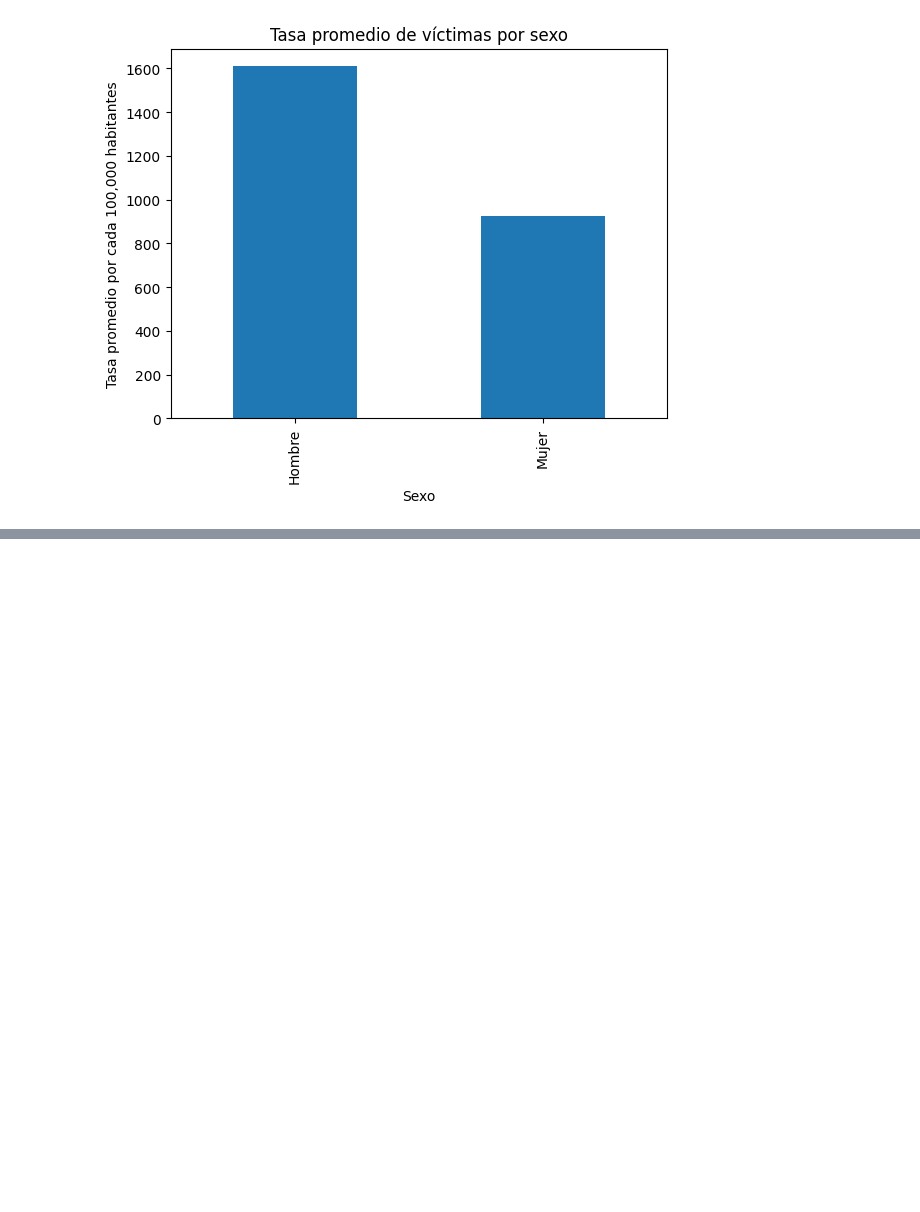
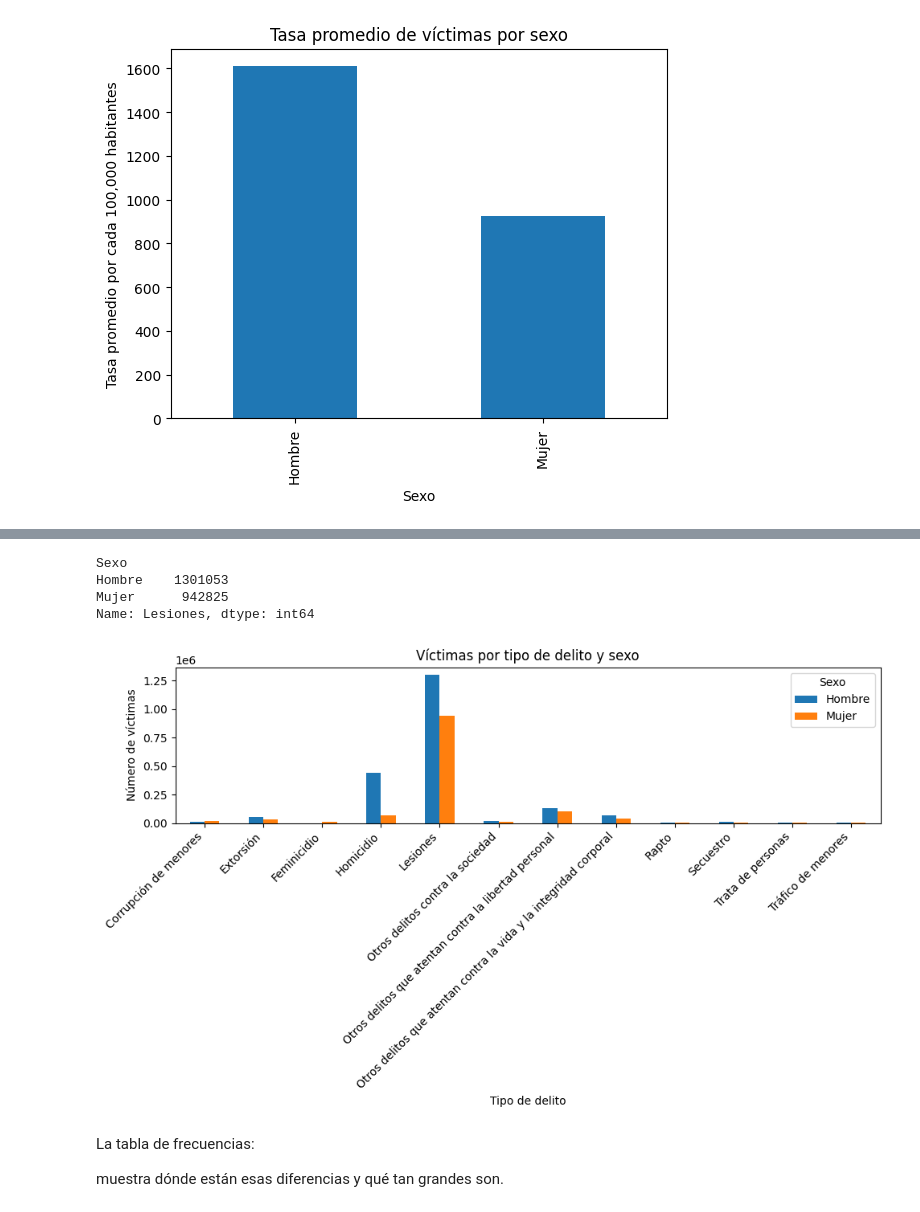
Before and after one commit to Mariel-Huerta-Esc/temas-selectos-bases-datos, a Jupyter notebook: proyecto/NUEVO.ipynb, the cells around one changed output, grey strips where cells are left out. Drawn from its saved outputs; the diff is of its cells as text; code cells hidden in the pictures; blank space fills up the shorter version.

```diff
--- a/proyecto/NUEVO.ipynb
+++ b/proyecto/NUEVO.ipynb
@@ -363,0 +374,3 @@ plt.show()
+# %%
+# Crear el total de víctimas por fila
+df_filtrado["Total"] = df_filtrado[meses].sum(axis=1)
@@ -363,0 +383,10 @@ plt.show()
+# %%
+# Construir la tabla de contingencia sumando victimas
+tabla = (
+    df_filtrado
+    .groupby(["Tipo de delito", "Sexo"])["Total"]
+    .sum()
+    .unstack(fill_value=0)
+)
+
+print(tabla)
@@ -363,0 +446,24 @@ plt.show()
+# %%
+print(tabla.loc["Lesiones"])
+# %% [output]
+Sexo
+Hombre    1301053
+Mujer      942825
+Name: Lesiones, dtype: int64
+# %%
+tabla.plot(kind="bar", figsize=(10,6))
+
+plt.title("Víctimas por tipo de delito y sexo")
+plt.xlabel("Tipo de delito")
+plt.ylabel("Número de víctimas")
+plt.xticks(rotation=45, ha="right")
+plt.tight_layout()
+plt.show()
+
+## la grafica expresa los valores en millones de victimas
+# %% [output]
+[figure, added]
+# %% [markdown]
+La tabla de frecuencias:
+
+muestra dónde están esas diferencias y qué tan grandes son.
```
Also changed, not shown: parts of 8 cells of this notebook.
